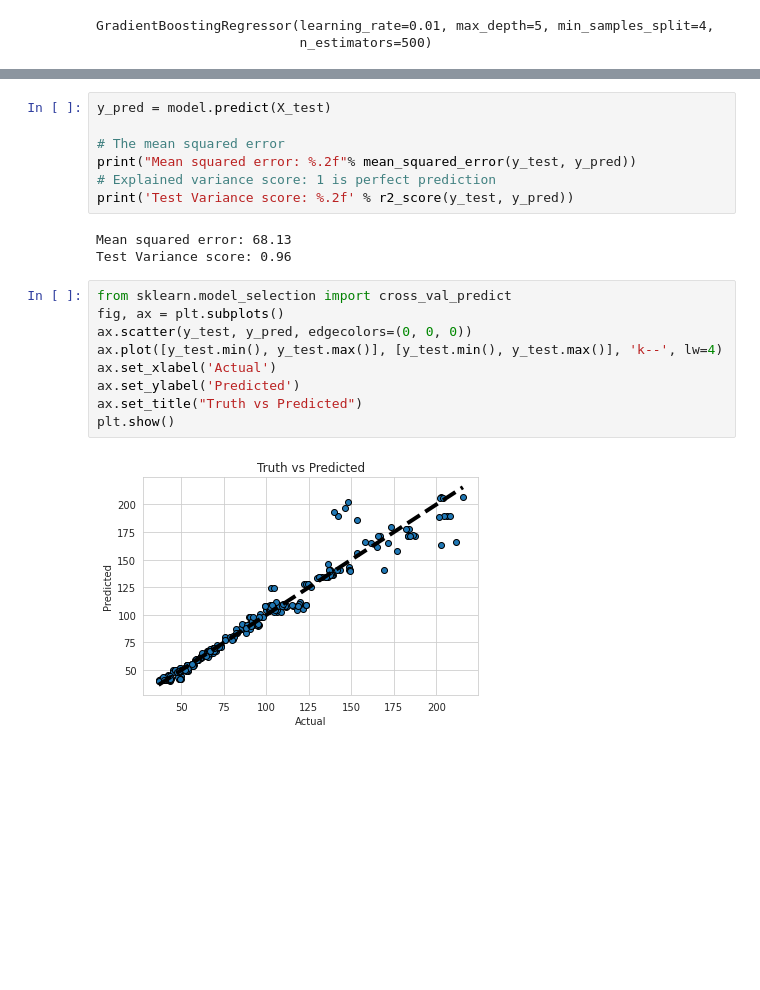
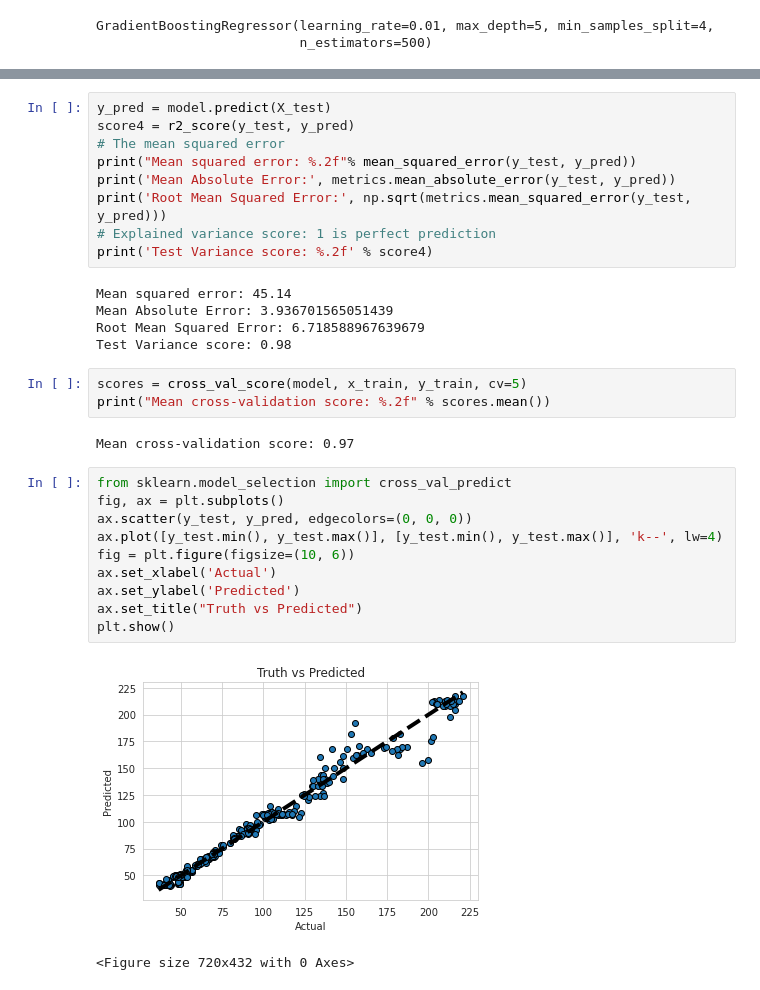
Before and after one commit to abdoulayegk/Stock_market_prediction, a Jupyter notebook: stock_price_analysis___prediction.ipynb, the cells around one changed output, grey strips where cells are left out. Saved outputs shown, nothing was run; the diff lists cells and outputs as text; blank space fills up the shorter version.

```diff
--- a/stock_price_analysis___prediction.ipynb
+++ b/stock_price_analysis___prediction.ipynb
@@ -725,21 +730,32 @@ the test score of GradienBoosting is : 0.962
 # %%
 y_pred = model.predict(X_test)
-
+score4 = r2_score(y_test, y_pred)
 # The mean squared error
 print("Mean squared error: %.2f"% mean_squared_error(y_test, y_pred))
+print('Mean Absolute Error:', metrics.mean_absolute_error(y_test, y_pred))
+print('Root Mean Squared Error:', np.sqrt(metrics.mean_squared_error(y_test, y_pred)))
 # Explained variance score: 1 is perfect prediction
-print('Test Variance score: %.2f' % r2_score(y_test, y_pred))
+print('Test Variance score: %.2f' % score4)
 # %% [output]
-Mean squared error: 68.13
-Test Variance score: 0.96
+Mean squared error: 45.14
+Mean Absolute Error: 3.936701565051439
+Root Mean Squared Error: 6.718588967639679
+Test Variance score: 0.98
+# %%
+scores = cross_val_score(model, x_train, y_train, cv=5)
+print("Mean cross-validation score: %.2f" % scores.mean())
+# %% [output]
+Mean cross-validation score: 0.97
 # %%
 from sklearn.model_selection import cross_val_predict
 fig, ax = plt.subplots()
 ax.scatter(y_test, y_pred, edgecolors=(0, 0, 0))
 ax.plot([y_test.min(), y_test.max()], [y_test.min(), y_test.max()], 'k--', lw=4)
+fig = plt.figure(figsize=(10, 6))
 ax.set_xlabel('Actual')
 ax.set_ylabel('Predicted')
 ax.set_title("Truth vs Predicted")
 plt.show()
 # %% [output]
-[figure, old version]
+[figure, new version]
+<Figure size 720x432 with 0 Axes>
```
Also changed, not shown: parts of 37 cells of this notebook, 1 other file.
